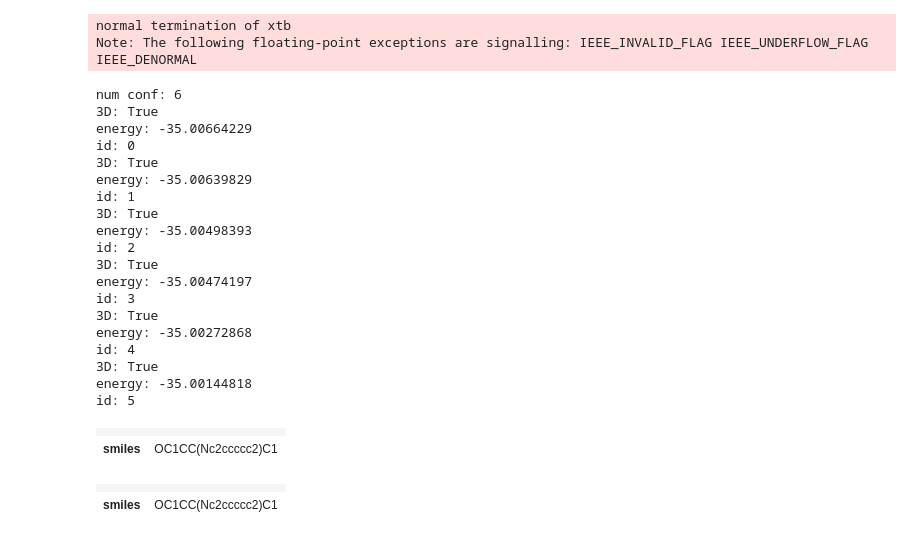
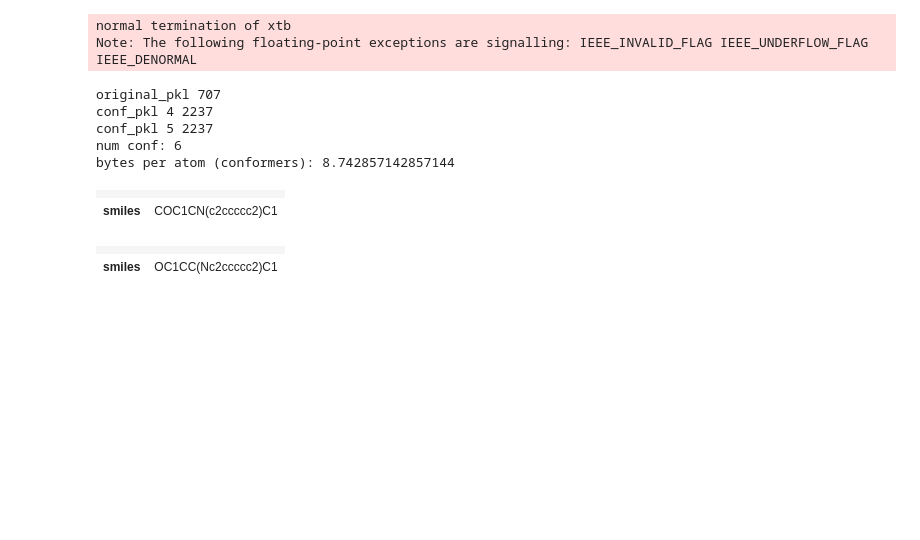
Before and after one commit to alkorolyov/linux_orca, a Jupyter notebook: notebooks/test.ipynb, the cells around one changed output. Saved outputs shown, nothing was run; the diff lists cells and outputs as text; code cells hidden in the pictures; blank space fills up the shorter version.

Commit message:
3D conformer alignment

```diff
--- a/notebooks/test.ipynb
+++ b/notebooks/test.ipynb
@@ -5,33 +5,20 @@ from rdkit.Chem import AllChem
 import py3Dmol
 # %%
 smi = 'OC1CC(Nc2ccccc2)C1'
+smi = 'COC1CN(c2ccccc2)C1'
 
 mol = conformer_pipeline(smi, n_jobs=8)
 mol
 # %% [output]
 normal termination of xtb
 Note: The following floating-point exceptions are signalling: IEEE_INVALID_FLAG IEEE_UNDERFLOW_FLAG IEEE_DENORMAL
+original_pkl 707
+conf_pkl 4 2237
+conf_pkl 5 2237
 num conf: 6
-3D: True
-energy: -35.00664229
-id: 0
-3D: True
-energy: -35.00639829
-id: 1
-3D: True
-energy: -35.00498393
-id: 2
-3D: True
-energy: -35.00474197
-id: 3
-3D: True
-energy: -35.00272868
-id: 4
-3D: True
-energy: -35.00144818
-id: 5
+bytes per atom (conformers): 8.742857142857144
 |  |  |
-| smiles | OC1CC(Nc2ccccc2)C1 |
+| smiles | COC1CN(c2ccccc2)C1 |
 # %%
 for atom in mol.GetAtoms():
     # if atom.GetSymbol() != 'H':
```
Also changed, not shown: parts of 3 cells of this notebook.
